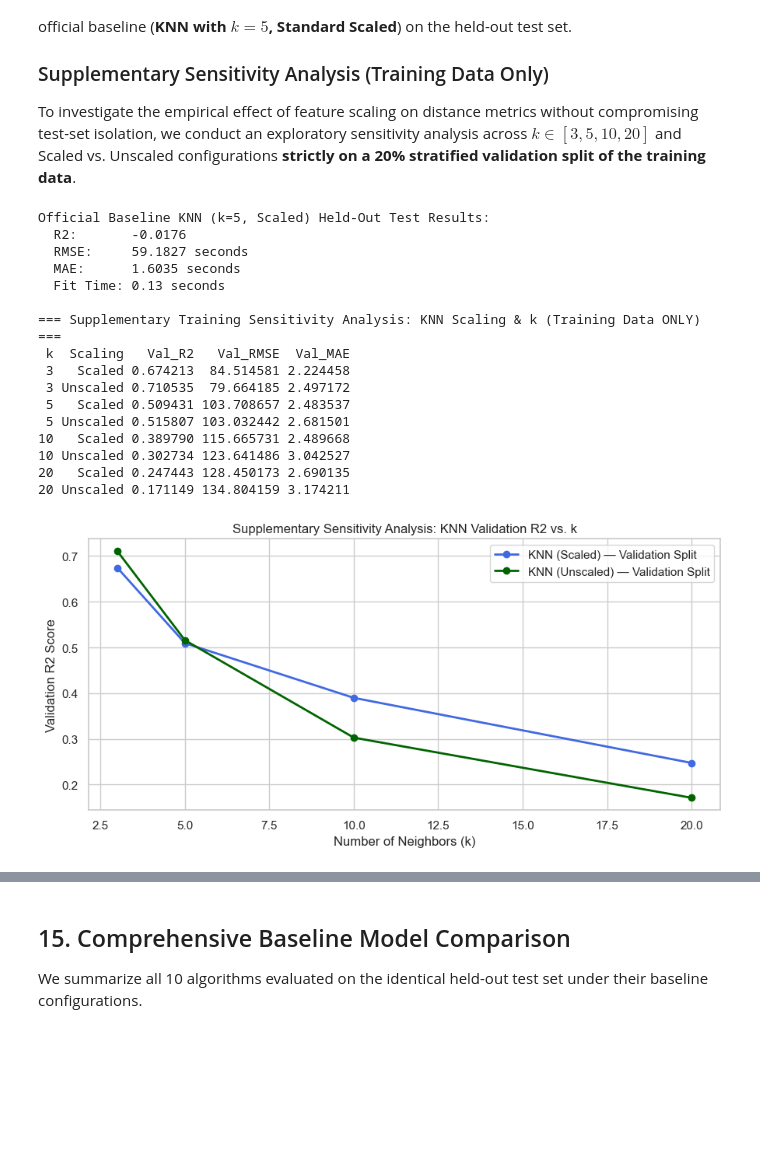
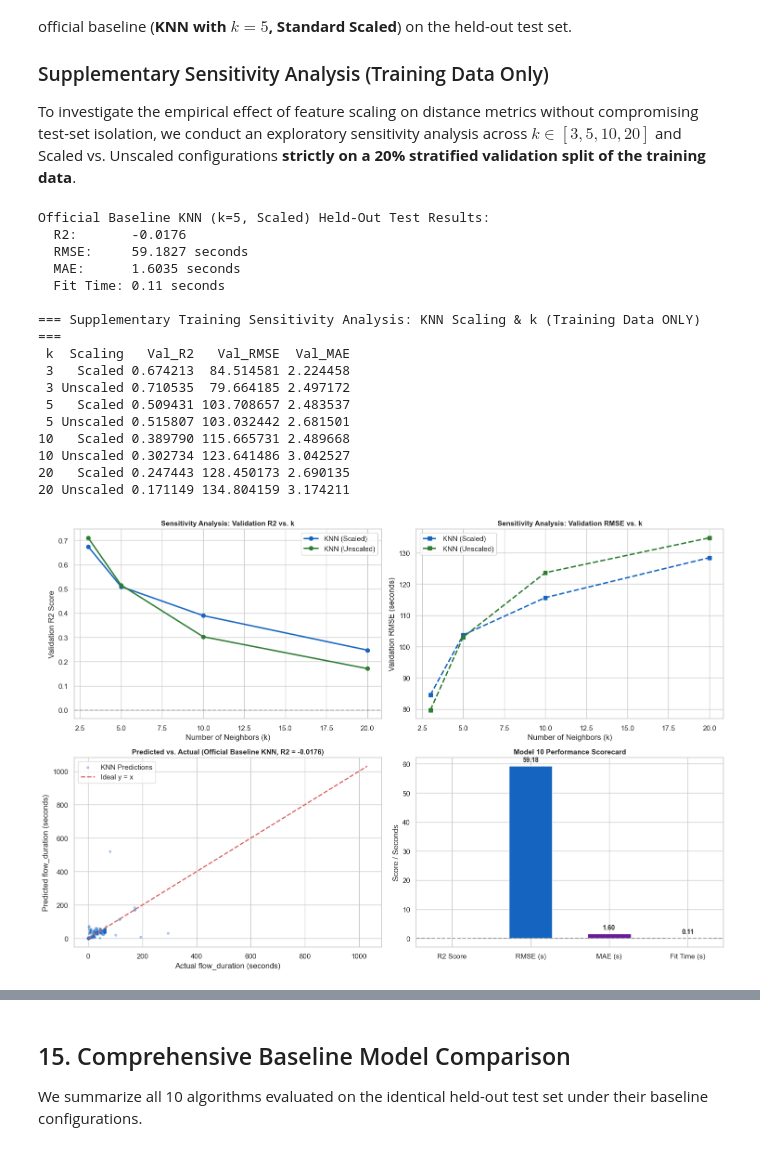
Before and after one commit to likhith1253/ML_Capstone, a Jupyter notebook: regression/regression.ipynb, the cells around one changed output, grey strips where cells are left out. Drawn from its saved outputs; the diff is of its cells as text; code cells hidden in the pictures; blank space fills up the shorter version.

```diff
--- a/regression/regression.ipynb
+++ b/regression/regression.ipynb
@@ -807,42 +1387,76 @@ for k_val in [3, 5, 10, 20]:
         knn_sens_results.append({
             'k': k_val, 'Scaling': s_name,
             'Val_R2': r2_score(y_val_sub, p_val),
             'Val_RMSE': np.sqrt(mean_squared_error(y_val_sub, p_val)),
             'Val_MAE': mean_absolute_error(y_val_sub, p_val)
         })
 
 knn_sens_df = pd.DataFrame(knn_sens_results)
 print(); print("=== Supplementary Training Sensitivity Analysis: KNN Scaling & k (Training Data ONLY) ===")
 print(knn_sens_df.to_string(index=False))
 
-# Plot Sensitivity Curve
-plt.figure(figsize=(9, 4.5))
-for s, colr in [('Scaled', 'royalblue'), ('Unscaled', 'darkgreen')]:
+# Comprehensive Diagnostic Suite: Model 10 - K-Nearest Neighbors Regressor (KNN)
+fig, axes = plt.subplots(2, 2, figsize=(15, 10))
+
+# Panel 1: Supplementary Sensitivity Analysis: Validation R2 vs. k
+for s, colr in [('Scaled', '#1565c0'), ('Unscaled', '#2e7d32')]:
     sub = knn_sens_df[knn_sens_df['Scaling'] == s]
-    plt.plot(sub['k'], sub['Val_R2'], marker='o', lw=2, label=f'KNN ({s}) — Validation Split', color=colr)
-plt.title("Supplementary Sensitivity Analysis: KNN Validation R2 vs. k", fontsize=12)
-plt.xlabel("Number of Neighbors (k)")
-plt.ylabel("Validation R2 Score")
-plt.legend()
+    axes[0, 0].plot(sub['k'], sub['Val_R2'], marker='o', lw=2.2, label=f'KNN ({s})', color=colr)
+axes[0, 0].axhline(0, color='gray', linestyle='--', alpha=0.6)
+axes[0, 0].set_title("Sensitivity Analysis: Validation R2 vs. k", fontsize=11, fontweight='bold')
+axes[0, 0].set_xlabel("Number of Neighbors (k)")
+axes[0, 0].set_ylabel("Validation R2 Score")
+axes[0, 0].legend(frameon=True)
+
+# Panel 2: Supplementary Sensitivity Analysis: Validation RMSE vs. k
+for s, colr in [('Scaled', '#1565c0'), ('Unscaled', '#2e7d32')]:
+    sub = knn_sens_df[knn_sens_df['Scaling'] == s]
+    axes[0, 1].plot(sub['k'], sub['Val_RMSE'], marker='s', lw=2.2, linestyle='--', label=f'KNN ({s})', color=colr)
+axes[0, 1].set_title("Sensitivity Analysis: Validation RMSE vs. k", fontsize=11, fontweight='bold')
+axes[0, 1].set_xlabel("Number of Neighbors (k)")
+axes[0, 1].set_ylabel("Validation RMSE (seconds)")
+axes[0, 1].legend(frameon=True)
+
+# Panel 3: Baseline KNN (k=5, Scaled) Predicted vs Actual on Test Set
+axes[1, 0].scatter(y_test.iloc[sample_idx], y_pred_knn[sample_idx], alpha=0.3, s=10, color='#1565c0', label='KNN Predictions')
+axes[1, 0].plot([0, lim_val], [0, lim_val], 'r--', lw=1.8, label='Ideal y = x')
+axes[1, 0].set_title(f"Predicted vs. Actual (Official Baseline KNN, R2 = {r2_knn:.4f})", fontsize=11, fontweight='bold')
+axes[1, 0].set_xlabel("Actual flow_duration (seconds)")
+axes[1, 0].set_ylabel("Predicted flow_duration (seconds)")
+axes[1, 0].legend(frameon=True)
+
+# Panel 4: Test Metric Scorecard
+metrics_knn = pd.DataFrame({
+    'Metric': ['R2 Score', 'RMSE (s)', 'MAE (s)', 'Fit Time (s)'],
+    'Value': [r2_knn, rmse_knn, mae_knn, t_fit_knn]
+})
+bars = axes[1, 1].bar(metrics_knn['Metric'], metrics_knn['Value'], color=['#c62828', '#1565c0', '#6a1b9a', '#00796b'], width=0.55)
+axes[1, 1].axhline(0, color='gray', linestyle='--', alpha=0.7)
+axes[1, 1].set_title("Model 10 Performance Scorecard", fontsize=11, fontweight='bold')
+axes[1, 1].set_ylabel("Score / Seconds")
+for bar, val in zip(bars, metrics_knn['Value']):
+    y_pos = bar.get_height() + (1.5 if bar.get_height() >= 0 else -6)
+    axes[1, 1].annotate(f"{val:.2f}", (bar.get_x() + bar.get_width()/2, y_pos), ha='center', fontweight='bold', fontsize=10)
+
 plt.tight_layout()
 plt.show()
 # %% [output]
 Official Baseline KNN (k=5, Scaled) Held-Out Test Results:
   R2:       -0.0176
   RMSE:     59.1827 seconds
   MAE:      1.6035 seconds
-  Fit Time: 0.13 seconds
+  Fit Time: 0.11 seconds
 
 === Supplementary Training Sensitivity Analysis: KNN Scaling & k (Training Data ONLY) ===
  k  Scaling   Val_R2   Val_RMSE  Val_MAE
  3   Scaled 0.674213  84.514581 2.224458
  3 Unscaled 0.710535  79.664185 2.497172
  5   Scaled 0.509431 103.708657 2.483537
  5 Unscaled 0.515807 103.032442 2.681501
 10   Scaled 0.389790 115.665731 2.489668
 10 Unscaled 0.302734 123.641486 3.042527
 20   Scaled 0.247443 128.450173 2.690135
 20 Unscaled 0.171149 134.804159 3.174211
-[figure, old version]
+[figure, new version]
 # %% [markdown]
 **Observation on KNN Regressor:**
```
Also changed, not shown: parts of 41 cells of this notebook, 1 other file.
